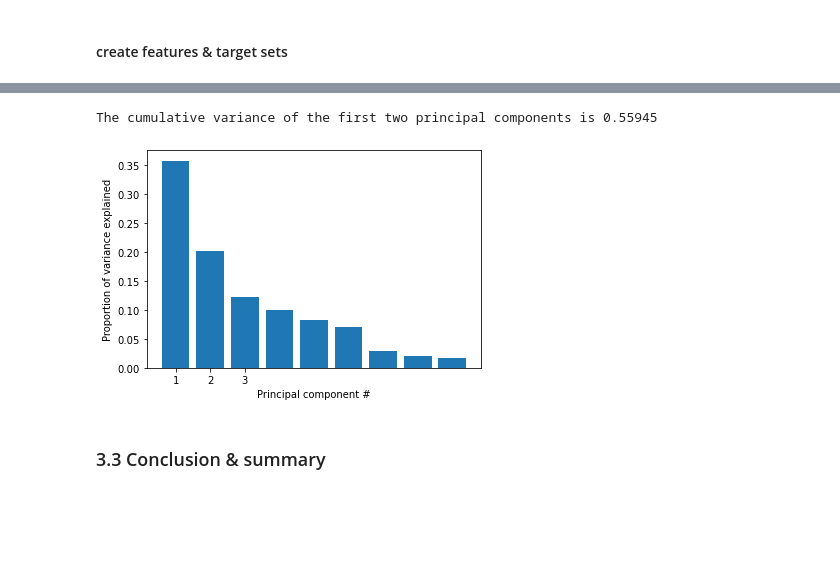
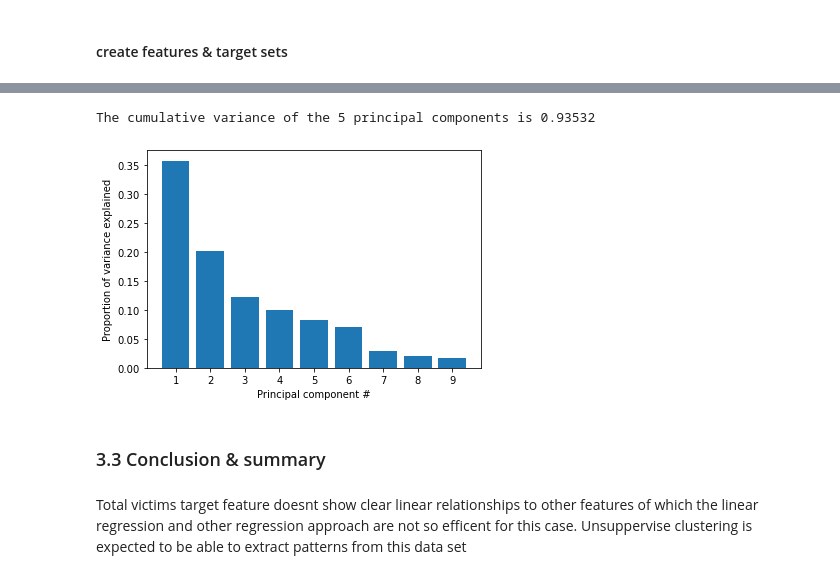
Before and after one commit to BinhKieu82/Springboard_Capstone2, a Jupyter notebook: notebooks/03_exploratory_data_analysis.ipynb, the cells around one changed output, grey strips where cells are left out. Saved outputs shown, nothing was run; the diff lists cells and outputs as text; code cells hidden in the pictures; blank space fills up the shorter version.

```diff
--- a/notebooks/03_exploratory_data_analysis.ipynb
+++ b/notebooks/03_exploratory_data_analysis.ipynb
@@ -83,3 +83,17 @@ def get_sector(comp):
   return comp
 
 mass_shooting['sectors'] = mass_shooting['employed_at'].apply(lambda x: get_sector(x))
+# %%
+null_val = {-999.000000: 0}
+mass_shooting['age'].replace(null_val, inplace=True)
+# %%
+age_groups = {'child':[5,16],'young_adult':[16,30],'middle_age_adult':[30,45],
+  'old_adult':[45,125],'other':[0,5]}
+
+def age_group(age):
+  for key, val in age_groups.items():
+    if age in range(val[0],val[-1]):
+      age = key
+  return age
+
+mass_shooting['age_group'] = mass_shooting['age'].apply(lambda x: age_group(x))
@@ -87,11 +106,11 @@ mass_shooting['sectors'] = mass_shooting['employed_at'].apply(lambda x: get_sect
 #### Features engineering
 Encoding category variables
 # %%
-null_val = {-999.000000: 0}
 gender_code = {'-999': 0,'Male': 1,'Female': 2,'Male and Female':3}
 health_code = {'-999': 0,'Yes': 1,'No': 2}
 sector_code = {'other':0,'it':1,'military':2,'hospitality':3,'retail':4,'manufacturing':5,
   'education':6,'transportation':7}
+age_code = {'other':0,'child':1,'young_adult':2,'middle_age_adult':3,'old_adult':4}
 
 mass_shooting['policeman_killed'].replace(null_val, inplace=True)
 mass_shooting['age'].replace(null_val, inplace=True)
@@ -99,6 +118,7 @@ mass_shooting['employeed(Y/N)'].replace(null_val, inplace=True)
 mass_shooting.gender.replace(gender_code,inplace=True)
 mass_shooting['mental_health_issues'].replace(health_code,inplace=True)
 mass_shooting.sectors.replace(sector_code,inplace=True)
+mass_shooting.age_group.replace(age_code,inplace=True)
 # %% [markdown]
 #### b. Data quality assessment
 # %%
@@ -142,8 +162,9 @@ mass_shooting['date'] = pd.to_datetime(mass_shooting.index)
 # %%
 mass_shooting['total_victims_log'] =  np.log10(mass_shooting['total_victims'])
 # %%
-df = mass_shooting.drop(['date','fatalities', 'injured','policeman_killed','total_victims_log','employed_at',
-  'population','state_labor_force','state', 'total_licensees ','total_children_teen_gun_deaths','year'], axis=1)
+df = mass_shooting.drop(['date','fatalities', 'injured','policeman_killed',
+  'total_victims_log','employed_at', 'population','state_labor_force','state',
+  'total_licensees ','total_children_teen_gun_deaths','year','age_group'], axis=1)
 # %%
 print(len(df.columns),df.columns)
 # %% [output]
@@ -283,26 +316,29 @@ target = df['total_victims']
 # %%
 # Create StandardScaler instance
 scaler = StandardScaler()
 features_scaled = scaler.fit_transform(features)
-
 
 pca = PCA()
 
 # Fit the standardized data to the pca
 pca.fit(features_scaled)
 
 # Plot the proportion of variance explained on the y-axis of the bar plot
 plt.bar(range(1, pca.n_components_ + 1),  pca.explained_variance_ratio_)
 plt.xlabel('Principal component #')
 plt.ylabel('Proportion of variance explained')
-plt.xticks([1, 2, 3])
+plt.xticks(range(1,10))
 
-# Compute the cumulative proportion of variance explained by the first two principal components
-two_first_comp_var_exp = pca.explained_variance_ratio_[0].cumsum()[0] + pca.explained_variance_ratio_[1].cumsum()[0]
-print("The cumulative variance of the first two principal components is {}".format(
-    np.round(two_first_comp_var_exp, 5)))
+# Compute the cumulative proportion of variance explained by the 5 principal components
+five_comp_var_exp = 0
+for i in range(pca.n_components_ - 3):
+    five_comp_var_exp += pca.explained_variance_ratio_[i].cumsum()[0]
+print("The cumulative variance of the 5 principal components is {}".format(
+    np.round(five_comp_var_exp, 5)))
 # %% [output]
-The cumulative variance of the first two principal components is 0.55945
+The cumulative variance of the 5 principal components is 0.93532
-[figure, old version]
+[figure, new version]
 # %% [markdown]
 ### 3.3 Conclusion & summary
+# %% [markdown]
+Total victims target feature doesnt show clear linear relationships to other features of which the linear regression and other regression approach are not so efficent for this case. Unsuppervise clustering is expected to be able to extract patterns from this data set
```
Also changed, not shown: parts of 7 cells of this notebook, 2 other files.
